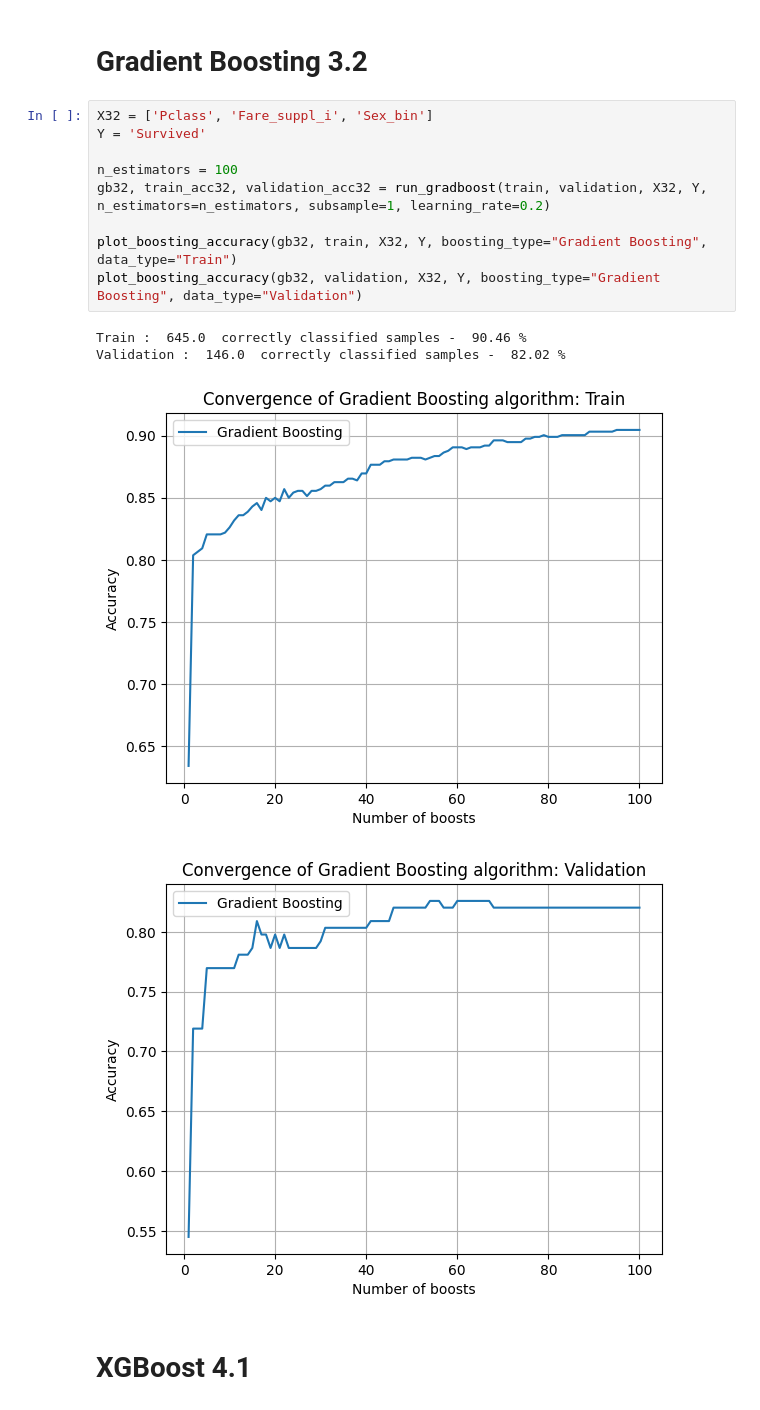
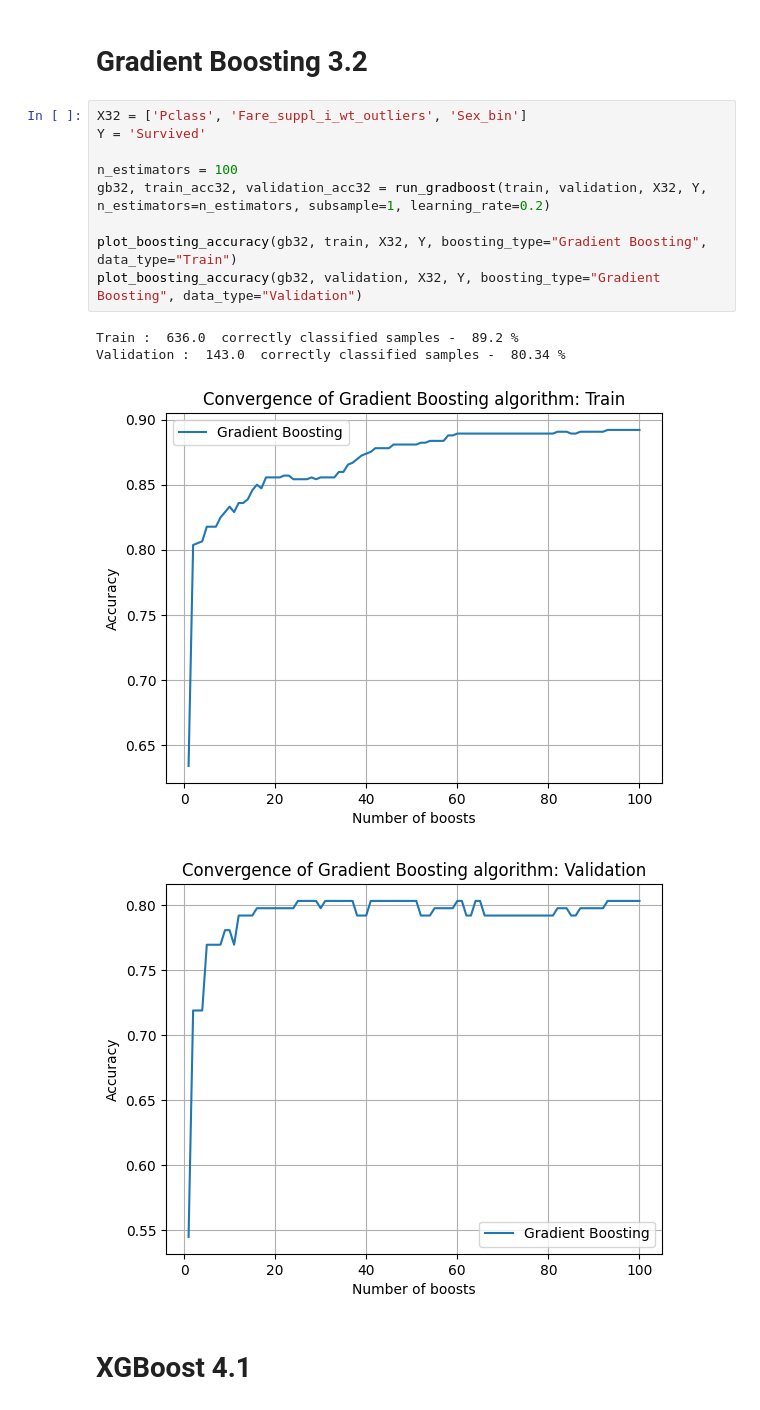
Before and after one commit to katarzynafurmanska/kaggle-titanic, a Jupyter notebook: src/run.ipynb, the cells around one changed output. Cells and saved outputs as stored; diff of their text form.

```diff
--- a/src/run.ipynb
+++ b/src/run.ipynb
@@ -775,19 +776,19 @@ Validation :  148.0  correctly classified samples -  83.15 %
 # %% [markdown]
 # Gradient Boosting 3.2
 # %%
-X32 = ['Pclass', 'Fare_suppl_i', 'Sex_bin']
+X32 = ['Pclass', 'Fare_suppl_i_wt_outliers', 'Sex_bin']
 Y = 'Survived'
 
 n_estimators = 100
 gb32, train_acc32, validation_acc32 = run_gradboost(train, validation, X32, Y, n_estimators=n_estimators, subsample=1, learning_rate=0.2)
 
 plot_boosting_accuracy(gb32, train, X32, Y, boosting_type="Gradient Boosting", data_type="Train")
 plot_boosting_accuracy(gb32, validation, X32, Y, boosting_type="Gradient Boosting", data_type="Validation")
 # %% [output]
-Train :  645.0  correctly classified samples -  90.46 %
-Validation :  146.0  correctly classified samples -  82.02 %
+Train :  636.0  correctly classified samples -  89.2 %
+Validation :  143.0  correctly classified samples -  80.34 %
-[figure, old version]
+[figure, new version]
-[figure, old version]
+[figure, new version]
 # %% [markdown]
 # XGBoost 4.1
 # %%
```
Also changed, not shown: parts of 33 cells of this notebook, 1 other file.
